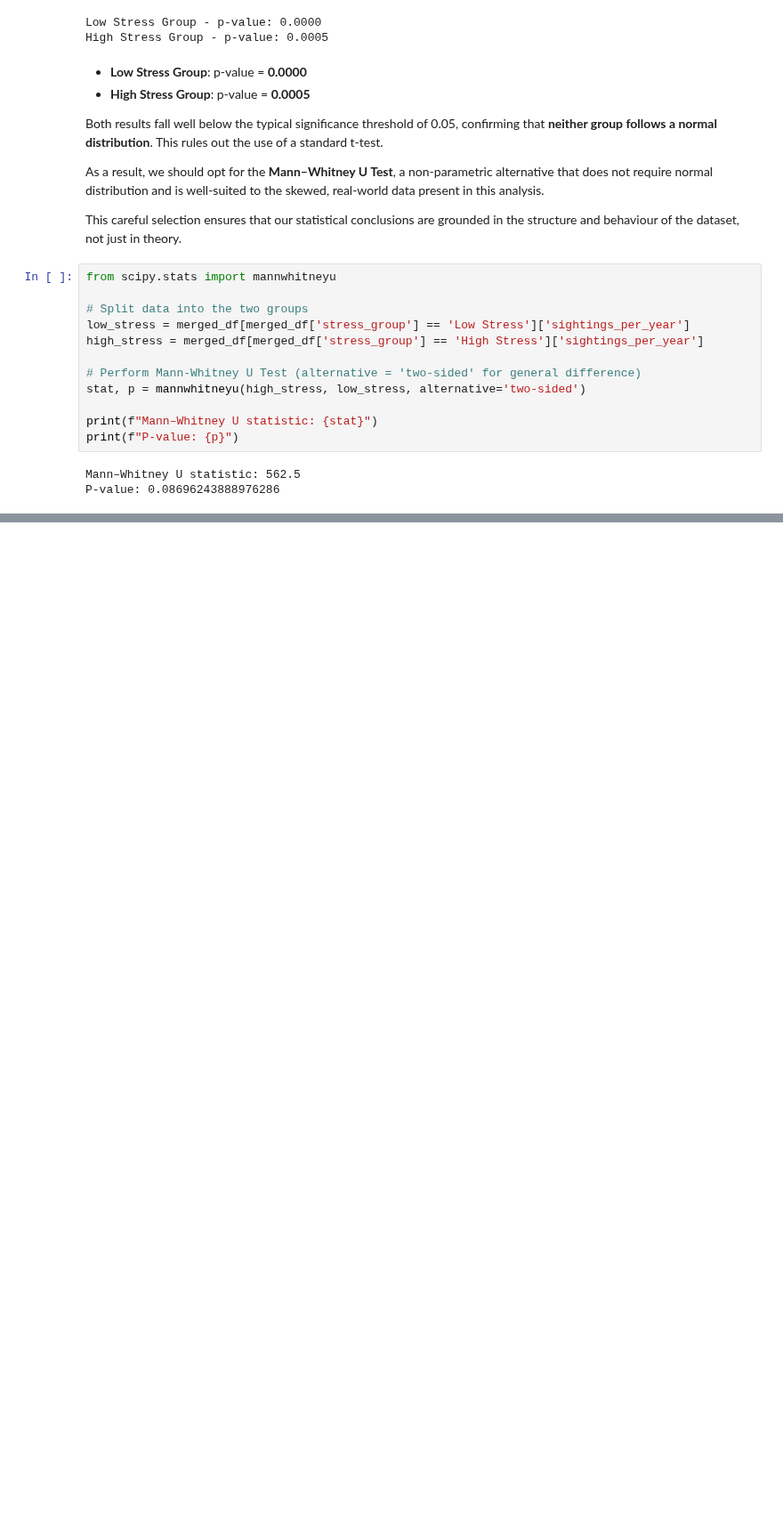
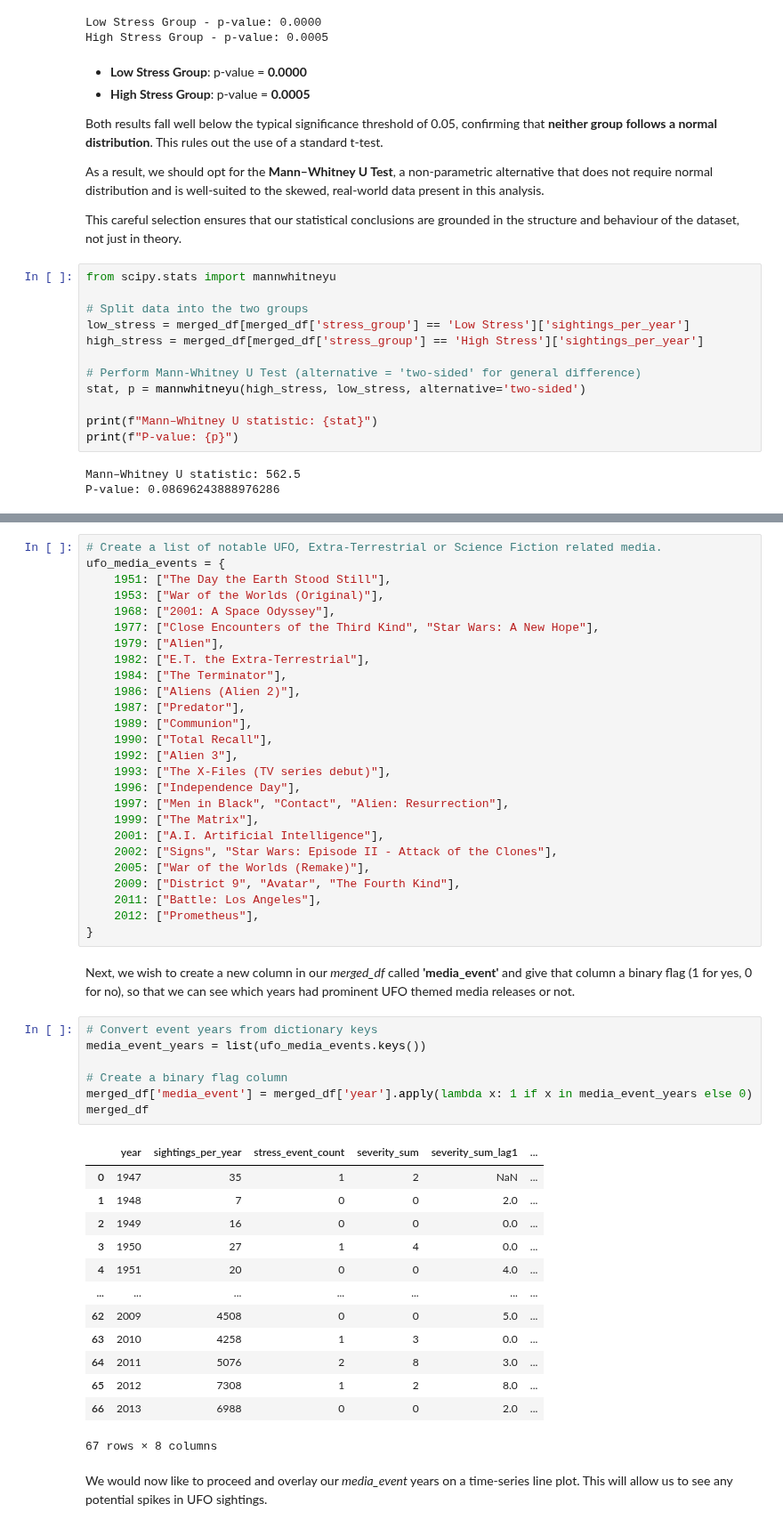
Before and after one commit to Richard-wv/stress_sighting_hypothesis, a Jupyter notebook: jupyter_notebooks/3_hypothesis_testing.ipynb, the cells around one changed output, grey strips where cells are left out. Shown at 89% size. Saved outputs shown, nothing was run; the diff lists cells and outputs as text; blank space fills up the shorter version.

```diff
--- a/jupyter_notebooks/3_hypothesis_testing.ipynb
+++ b/jupyter_notebooks/3_hypothesis_testing.ipynb
@@ -247,0 +266,51 @@ That said, the result hovers near the threshold for significance, suggesting a *
+# %%
+# Create a list of notable UFO, Extra-Terrestrial or Science Fiction related media.
+ufo_media_events = {
+    1951: ["The Day the Earth Stood Still"],
+    1953: ["War of the Worlds (Original)"],
+    1968: ["2001: A Space Odyssey"],
+    1977: ["Close Encounters of the Third Kind", "Star Wars: A New Hope"],
+    1979: ["Alien"],
+    1982: ["E.T. the Extra-Terrestrial"],
+    1984: ["The Terminator"],
+    1986: ["Aliens (Alien 2)"],
+    1987: ["Predator"],
+    1989: ["Communion"],
+    1990: ["Total Recall"],
+    1992: ["Alien 3"],
+    1993: ["The X-Files (TV series debut)"],
+    1996: ["Independence Day"],
+    1997: ["Men in Black", "Contact", "Alien: Resurrection"],
+    1999: ["The Matrix"],
+    2001: ["A.I. Artificial Intelligence"],
+    2002: ["Signs", "Star Wars: Episode II - Attack of the Clones"],
+    2005: ["War of the Worlds (Remake)"],
+    2009: ["District 9", "Avatar", "The Fourth Kind"],
+    2011: ["Battle: Los Angeles"],
+    2012: ["Prometheus"],
+}
+# %% [markdown]
+Next, we wish to create a new column in our *merged_df* called **'media_event'** and give that column a binary flag (1 for yes, 0 for no), so that we can see which years had prominent UFO themed media releases or not.
+# %%
+# Convert event years from dictionary keys
+media_event_years = list(ufo_media_events.keys())
+
+# Create a binary flag column
+merged_df['media_event'] = merged_df['year'].apply(lambda x: 1 if x in media_event_years else 0)
+merged_df
+# %% [output]
+|  | year | sightings_per_year | stress_event_count | severity_sum | severity_sum_lag1 | ... |
+| 0 | 1947 | 35 | 1 | 2 | NaN | ... |
+| 1 | 1948 | 7 | 0 | 0 | 2.0 | ... |
+| 2 | 1949 | 16 | 0 | 0 | 0.0 | ... |
+| 3 | 1950 | 27 | 1 | 4 | 0.0 | ... |
+| 4 | 1951 | 20 | 0 | 0 | 4.0 | ... |
+| ... | ... | ... | ... | ... | ... | ... |
+| 62 | 2009 | 4508 | 0 | 0 | 5.0 | ... |
+| 63 | 2010 | 4258 | 1 | 3 | 0.0 | ... |
+| 64 | 2011 | 5076 | 2 | 8 | 3.0 | ... |
+| 65 | 2012 | 7308 | 1 | 2 | 8.0 | ... |
+| 66 | 2013 | 6988 | 0 | 0 | 2.0 | ... |
+67 rows × 8 columns
+# %% [markdown]
+We would now like to proceed and overlay our *media_event* years on a time-series line plot. This will allow us to see any potential spikes in UFO sightings.
```
Also changed, not shown: parts of 7 cells of this notebook, 2 other files.
